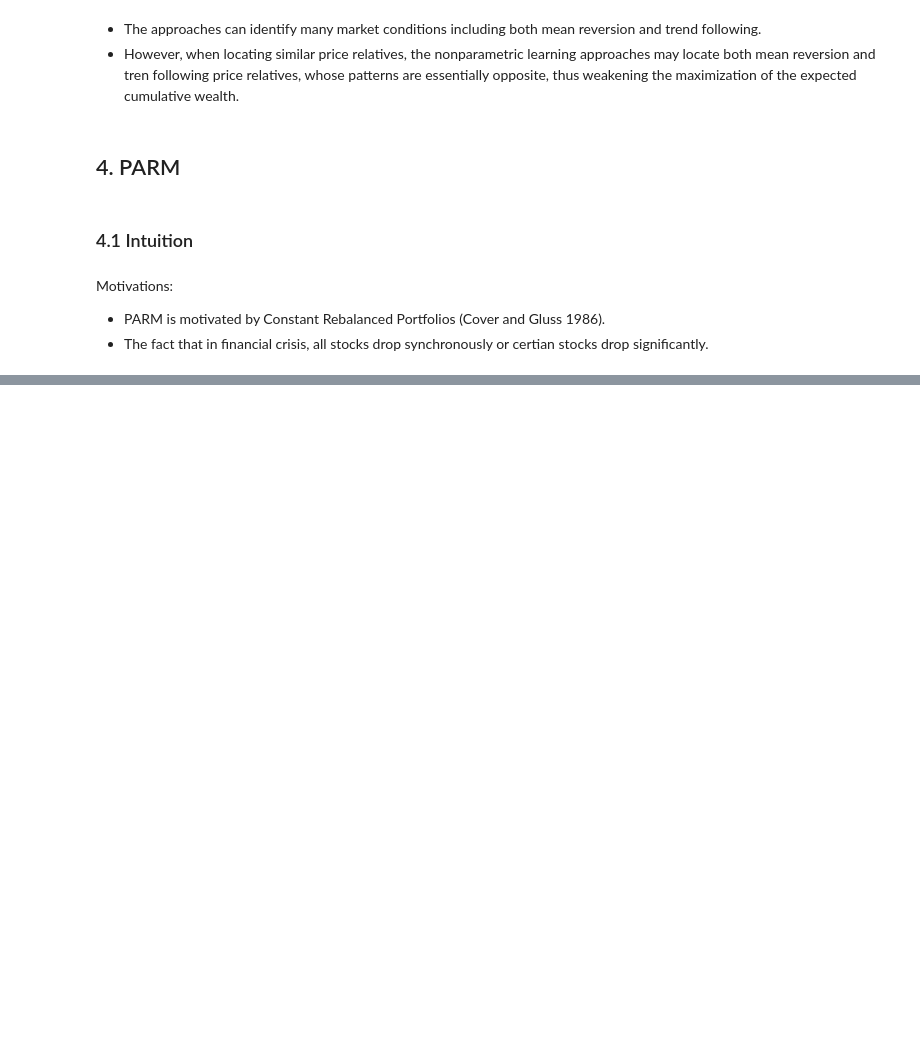
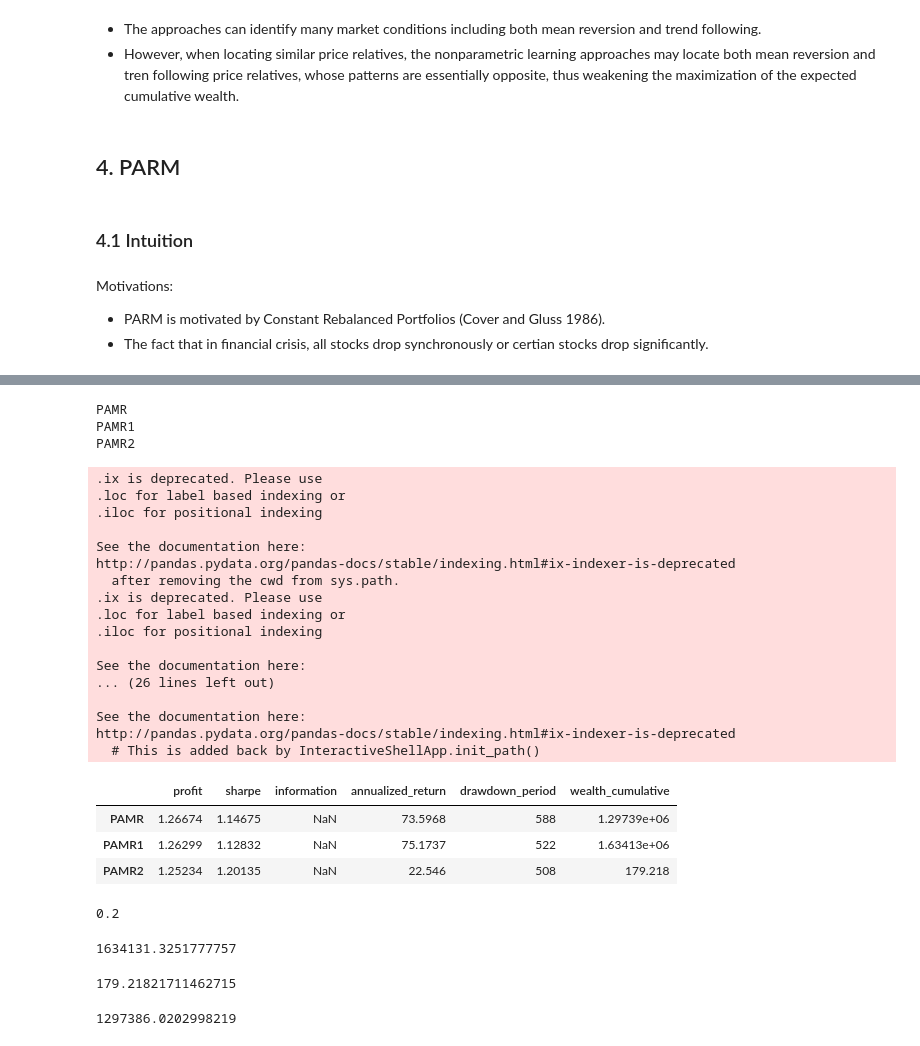
Before and after one commit to KhangDuyLe/portfolio-selection, a Jupyter notebook: PARM.ipynb, the cells around one changed output, grey strips where cells are left out. Drawn from its saved outputs; the diff is of its cells as text; code cells hidden in the pictures; blank space fills up the shorter version.

```diff
--- a/PARM.ipynb
+++ b/PARM.ipynb
@@ -141,0 +189,2 @@ Motivations:
+# %%
+data = pd.read_pickle(dataInfo["nyse_n"])
@@ -141,0 +200,4 @@ Motivations:
+# %%
+for name, alg in zip(olps_train.index, olps_train.algo):
+    print(name, alg.eps)
+    olps_train.ix[name,'results'] = alg.run(data)
@@ -141,0 +215,46 @@ Motivations:
+# %%
+def olps_stats(df):
+    for name, r in df.results.iteritems():
+        print(name)
+        df.ix[name,'profit'] = r.profit_factor
+        df.ix[name,'sharpe'] = r.sharpe
+        # df.ix[name,'information'] = r.information
+        df.ix[name,'annualized_return'] = r.annualized_return * 100
+        df.ix[name,'drawdown_period'] = r.drawdown_period
+
+        df.ix[name,'wealth_cumulative'] = r.total_wealth
+        df.ix[name,'volatility'] = r.volatility
+        # df.ix[name,'winning_pct'] = r.winning_pct * 100
+    return df
+
+olps_stats(olps_train)
+olps_train[metrics].sort_values('profit', ascending=False)
+# %% [output]
+PAMR
+PAMR1
+PAMR2
+.ix is deprecated. Please use
+.loc for label based indexing or
+.iloc for positional indexing
+
+See the documentation here:
+http://pandas.pydata.org/pandas-docs/stable/indexing.html#ix-indexer-is-deprecated
+  after removing the cwd from sys.path.
+.ix is deprecated. Please use
+.loc for label based indexing or
+.iloc for positional indexing
+
+See the documentation here:
+... (26 lines left out)
+
+See the documentation here:
+http://pandas.pydata.org/pandas-docs/stable/indexing.html#ix-indexer-is-deprecated
+  # This is added back by InteractiveShellApp.init_path()
+|  | profit | sharpe | information | annualized_return | drawdown_period | wealth_cumulative |
+| PAMR | 1.26674 | 1.14675 | NaN | 73.5968 | 588 | 1.29739e+06 |
+| PAMR1 | 1.26299 | 1.12832 | NaN | 75.1737 | 522 | 1.63413e+06 |
+| PAMR2 | 1.25234 | 1.20135 | NaN | 22.546 | 508 | 179.218 |
+# %%
+a1.eps
+# %% [output]
+0.2
@@ -141,0 +263,14 @@ Motivations:
+# %%
+res1.total_wealth
+# %% [output]
+1634131.3251777757
+# %%
+res2 = a2.run(data)
+res2.total_wealth
+# %% [output]
+179.21821711462715
+# %%
+res0 = a0.run(data)
+res0.total_wealth
+# %% [output]
+1297386.0202998219
```
Also changed, not shown: parts of 46 cells of this notebook, 23 other files.
